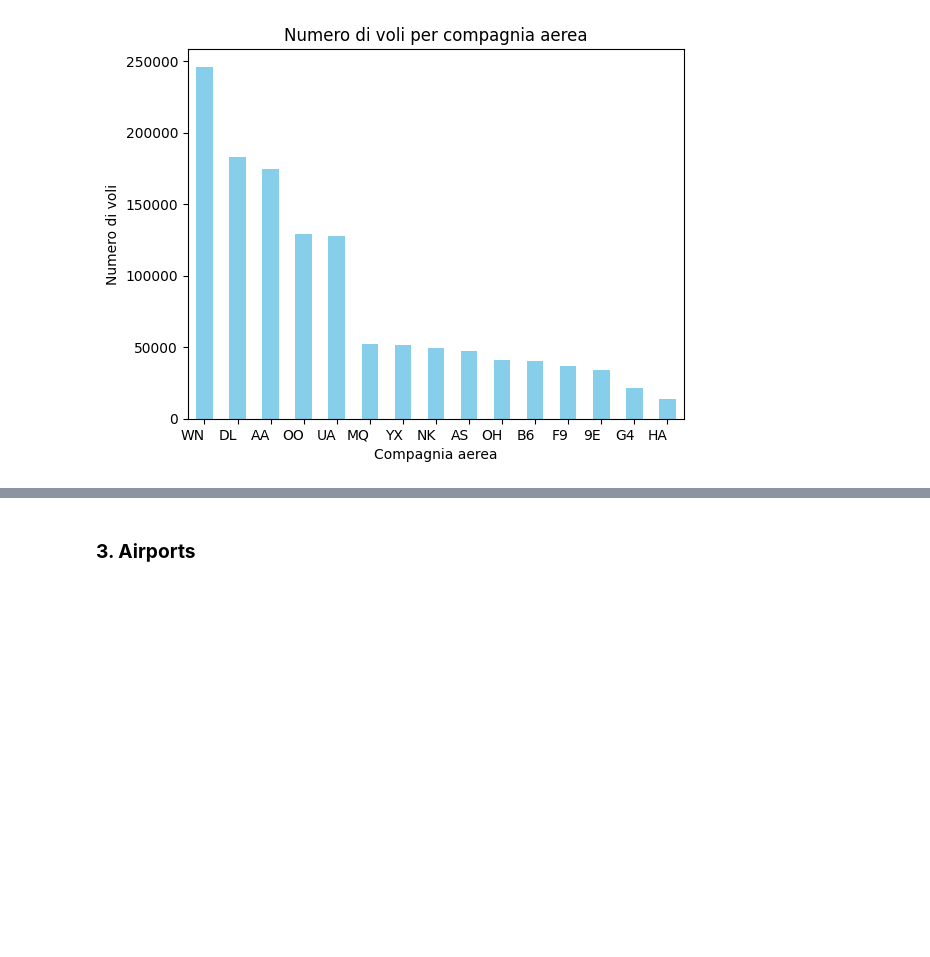
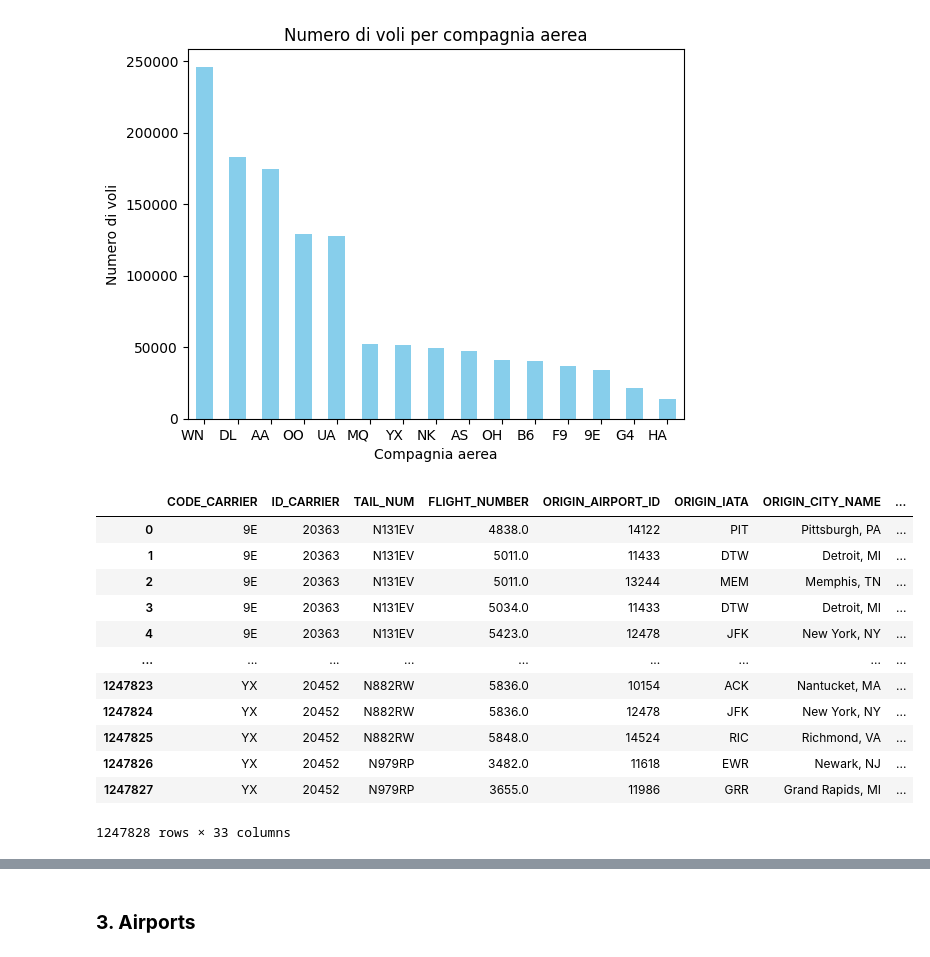
Before and after one commit to ZY-UNIVERSITA/Progetto-Big-Data, a Jupyter notebook: Airport 2 - General analysis.ipynb, the cells around one changed output, grey strips where cells are left out. Drawn from its saved outputs; the diff is of its cells as text; code cells hidden in the pictures; blank space fills up the shorter version.

```diff
--- a/Airport 2 - General analysis.ipynb
+++ b/Airport 2 - General analysis.ipynb
@@ -252,3 +252,19 @@ plt.xticks(rotation=0, ha='right')
 plt.show()
 # %% [output]
 [figure]
+# %%
+df
+# %% [output]
+|  | CODE_CARRIER | ID_CARRIER | TAIL_NUM | FLIGHT_NUMBER | ORIGIN_AIRPORT_ID | ORIGIN_IATA | ORIGIN_CITY_NAME | ... |
+| 0 | 9E | 20363 | N131EV | 4838.0 | 14122 | PIT | Pittsburgh, PA | ... |
+| 1 | 9E | 20363 | N131EV | 5011.0 | 11433 | DTW | Detroit, MI | ... |
+| 2 | 9E | 20363 | N131EV | 5011.0 | 13244 | MEM | Memphis, TN | ... |
+| 3 | 9E | 20363 | N131EV | 5034.0 | 11433 | DTW | Detroit, MI | ... |
+| 4 | 9E | 20363 | N131EV | 5423.0 | 12478 | JFK | New York, NY | ... |
+| ... | ... | ... | ... | ... | ... | ... | ... | ... |
+| 1247823 | YX | 20452 | N882RW | 5836.0 | 10154 | ACK | Nantucket, MA | ... |
+| 1247824 | YX | 20452 | N882RW | 5836.0 | 12478 | JFK | New York, NY | ... |
+| 1247825 | YX | 20452 | N882RW | 5848.0 | 14524 | RIC | Richmond, VA | ... |
+| 1247826 | YX | 20452 | N979RP | 3482.0 | 11618 | EWR | Newark, NJ | ... |
+| 1247827 | YX | 20452 | N979RP | 3655.0 | 11986 | GRR | Grand Rapids, MI | ... |
+1247828 rows × 33 columns
```
Also changed, not shown: parts of 4 cells of this notebook.
